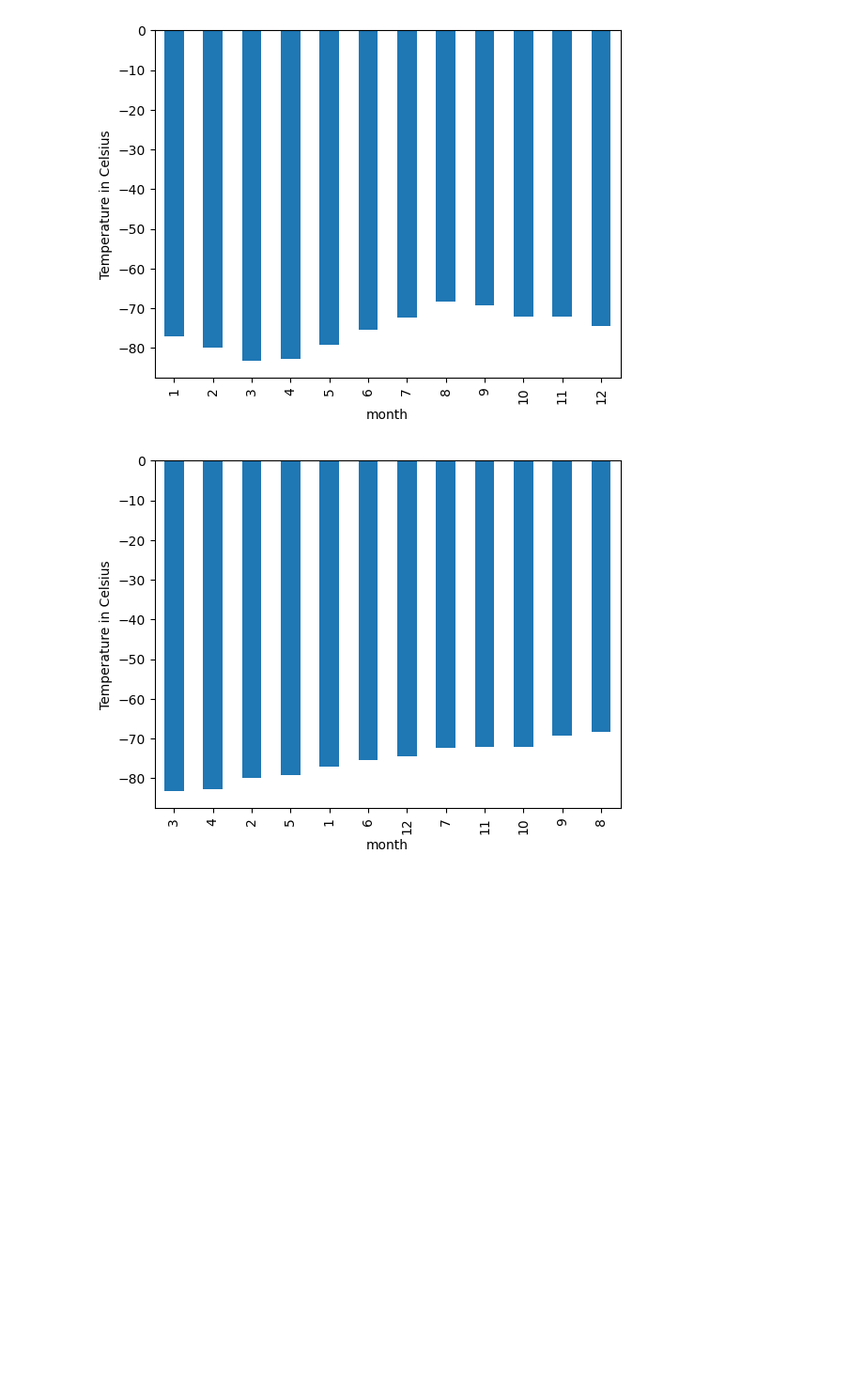
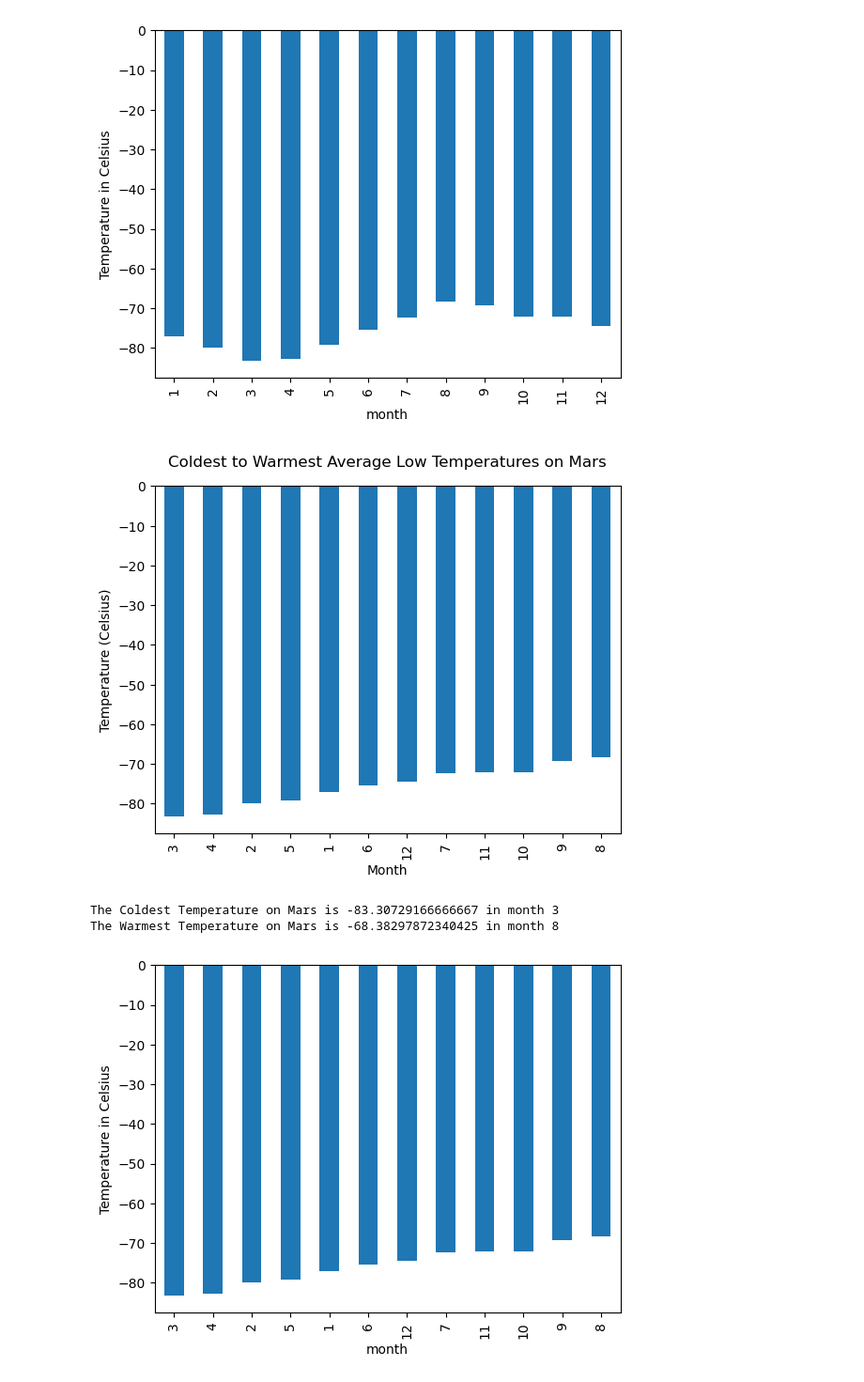
Before and after one commit to greberr09/web_scraping_challenge, a Jupyter notebook: part_2_mars_weather.ipynb, the cells around one changed output. Shown at 94% size. Drawn from its saved outputs; the diff is of its cells as text; code cells hidden in the pictures; blank space fills up the shorter version.

```diff
--- a/part_2_mars_weather.ipynb
+++ b/part_2_mars_weather.ipynb
@@ -297,6 +358,34 @@ Name: min_temp, dtype: float64
 # Plot the average temperature by month
 # %% [output]
 [figure]
+# %%
+# Identify the coldest and hottest months in Curiosity's location
+
+# Plot the average low temperature by month
+
+# sort the temperatures in ascending order
+sorted_min_temps = mars_min_temps.sort_values()
+
+# get the coldest month
+coldest_month = sorted_min_temps.idxmin()
+
+# get the warmest month
+warmest_month = sorted_min_temps.idxmax()
+
+# plot the temperatures
+sorted_min_temps.plot.bar()
+plt.xlabel('Month')
+plt.ylabel('Temperature (Celsius)')
+plt.title('Coldest to Warmest Average Low Temperatures on Mars', pad = 15)
+plt.show()
+
+# print the coldest and warmest months
+print(f"The Coldest Temperature on Mars is {min(sorted_min_temps)} in month {coldest_month}")
+print(f"The Warmest Temperature on Mars is {max(sorted_min_temps)} in month {warmest_month}")
+# %% [output]
+[figure, added]
+The Coldest Temperature on Mars is -83.30729166666667 in month 3
+The Warmest Temperature on Mars is -68.38297872340425 in month 8
 # %%
 # Identify the coldest and hottest months in Curiosity's location
 # %% [output]
```
Also changed, not shown: parts of 6 cells of this notebook.
